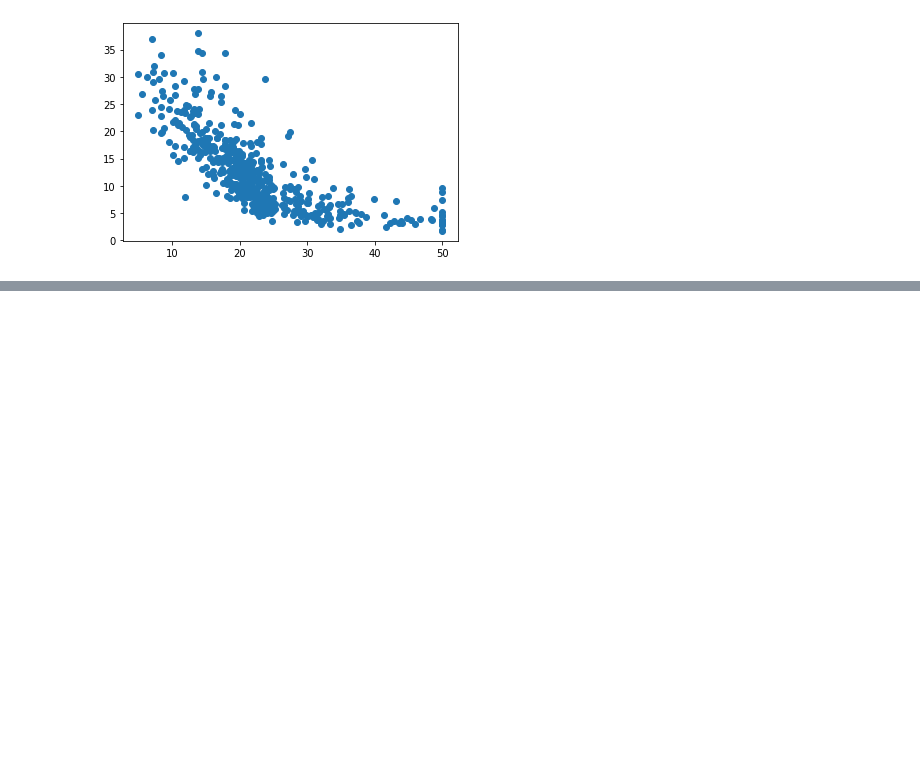
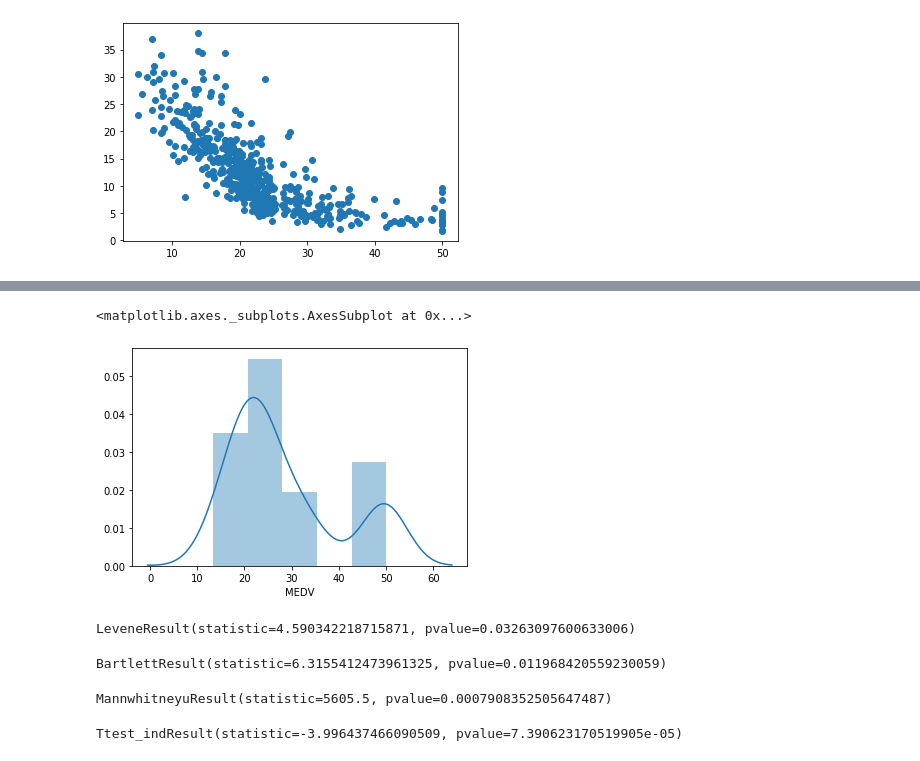
Before and after one commit to dermotkel/machine-learning, a Jupyter notebook: project.ipynb, the cells around one changed output, grey strips where cells are left out. Cells and saved outputs as stored; diff of their text form; code cells hidden in the pictures; blank space fills up the shorter version.

```diff
--- a/project.ipynb
+++ b/project.ipynb
@@ -77,0 +109,21 @@ plt.scatter(x=bostonDF['MEDV'], y=bostonDF['LSTAT'])
+# %%
+sns.distplot(bostonNear['MEDV'])
+# %% [output]
+<matplotlib.axes._subplots.AxesSubplot at 0x...>
+[figure, added]
+# %%
+stats.levene(bostonFar['MEDV'], bostonNear['MEDV'])
+# %% [output]
+LeveneResult(statistic=4.590342218715871, pvalue=0.03263097600633006)
+# %%
+stats.bartlett(bostonFar['MEDV'], bostonNear['MEDV'])
+# %% [output]
+BartlettResult(statistic=6.3155412473961325, pvalue=0.011968420559230059)
+# %%
+stats.mannwhitneyu(bostonFar['MEDV'], bostonNear['MEDV'])
+# %% [output]
+MannwhitneyuResult(statistic=5605.5, pvalue=0.0007908352505647487)
+# %%
+stats.ttest_ind(bostonFar['MEDV'], bostonNear['MEDV'])
+# %% [output]
+Ttest_indResult(statistic=-3.996437466090509, pvalue=7.390623170519905e-05)
```
Also changed, not shown: parts of 16 cells of this notebook.
